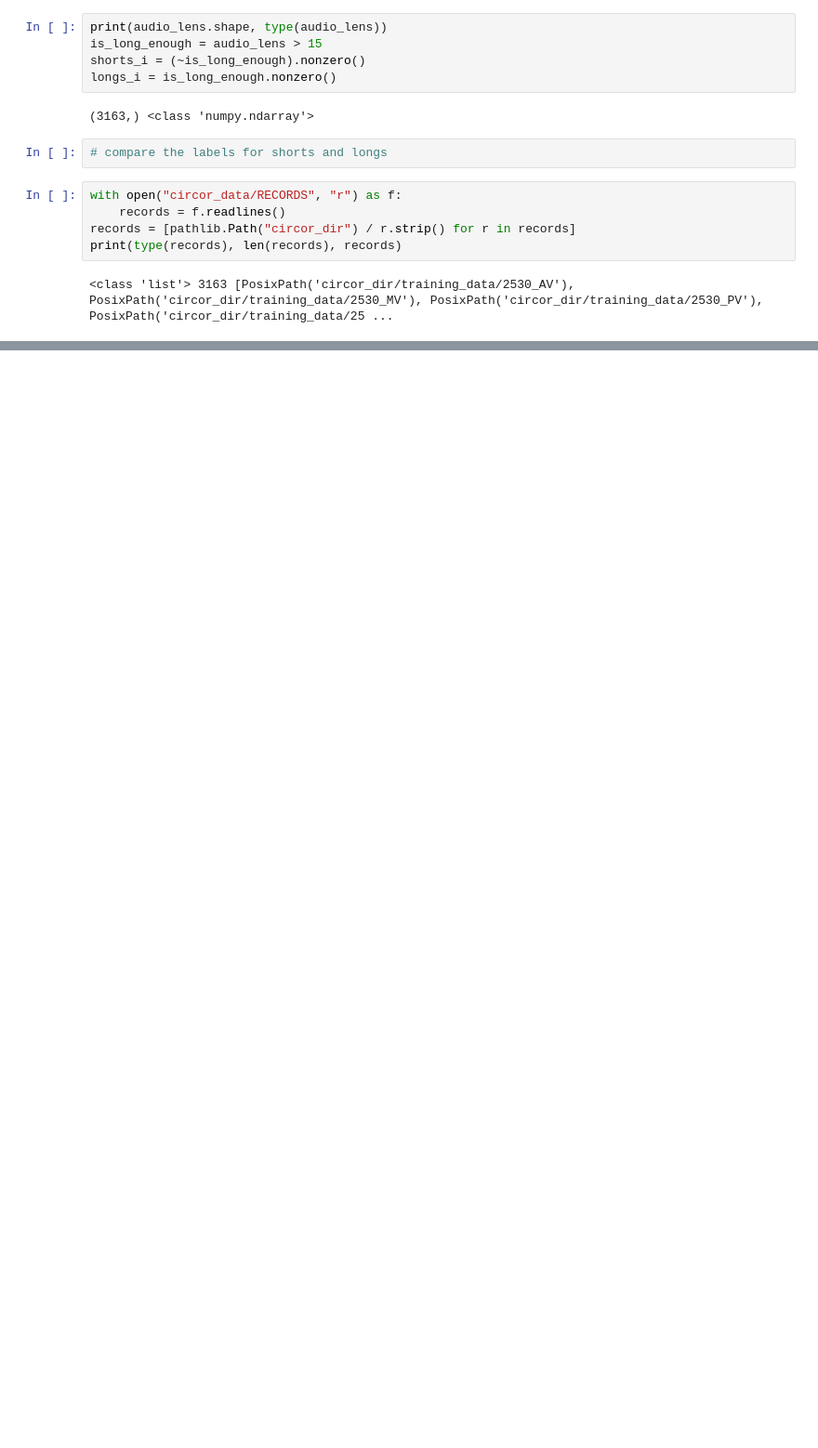
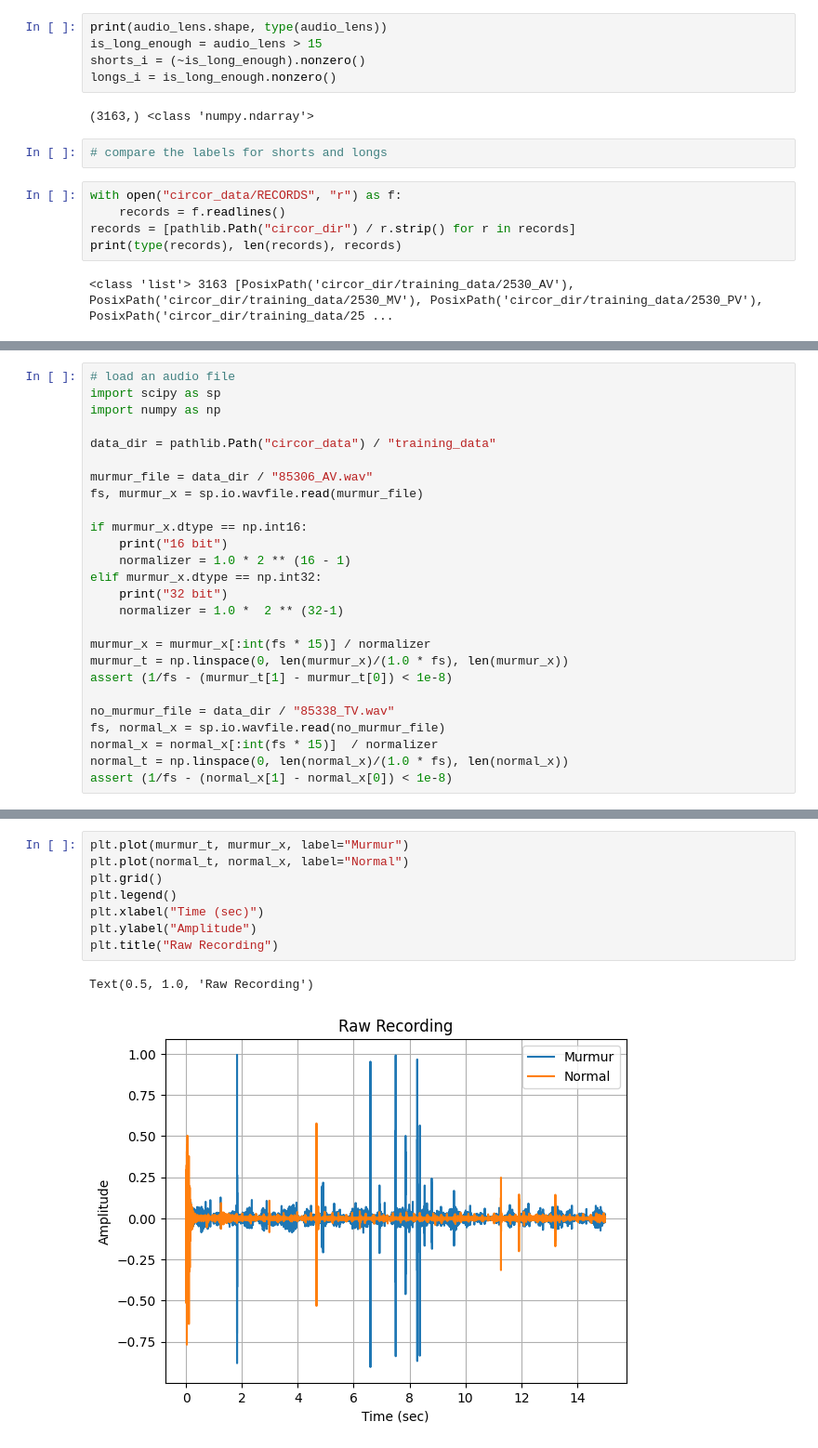
Before and after one commit to ash-neupane/heart-murmur, a Jupyter notebook: explore.ipynb, the cells around one changed output, grey strips where cells are left out. Shown at 93% size. Drawn from its saved outputs; the diff is of its cells as text; blank space fills up the shorter version.

```diff
--- a/explore.ipynb
+++ b/explore.ipynb
@@ -123,0 +121,26 @@ SyntaxError: invalid syntax (1428927090.py, line 1)
+# %%
+# load an audio file
+import scipy as sp
+import numpy as np
+
+data_dir = pathlib.Path("circor_data") / "training_data"
+
+murmur_file = data_dir / "85306_AV.wav"
+fs, murmur_x = sp.io.wavfile.read(murmur_file)
+
+if murmur_x.dtype == np.int16:
+    print("16 bit")
+    normalizer = 1.0 * 2 ** (16 - 1)
+elif murmur_x.dtype == np.int32:
+    print("32 bit")
+    normalizer = 1.0 *  2 ** (32-1)
+
+murmur_x = murmur_x[:int(fs * 15)] / normalizer
+murmur_t = np.linspace(0, len(murmur_x)/(1.0 * fs), len(murmur_x))
+assert (1/fs - (murmur_t[1] - murmur_t[0]) < 1e-8)
+
+no_murmur_file = data_dir / "85338_TV.wav"
+fs, normal_x = sp.io.wavfile.read(no_murmur_file)
+normal_x = normal_x[:int(fs * 15)]  / normalizer
+normal_t = np.linspace(0, len(normal_x)/(1.0 * fs), len(normal_x))
+assert (1/fs - (normal_x[1] - normal_x[0]) < 1e-8)
@@ -123,0 +155,11 @@ SyntaxError: invalid syntax (1428927090.py, line 1)
+# %%
+plt.plot(murmur_t, murmur_x, label="Murmur")
+plt.plot(normal_t, normal_x, label="Normal")
+plt.grid()
+plt.legend()
+plt.xlabel("Time (sec)")
+plt.ylabel("Amplitude")
+plt.title("Raw Recording")
+# %% [output]
+Text(0.5, 1.0, 'Raw Recording')
+[figure, added]
```
Also changed, not shown: parts of 10 cells of this notebook, 8 other files.
